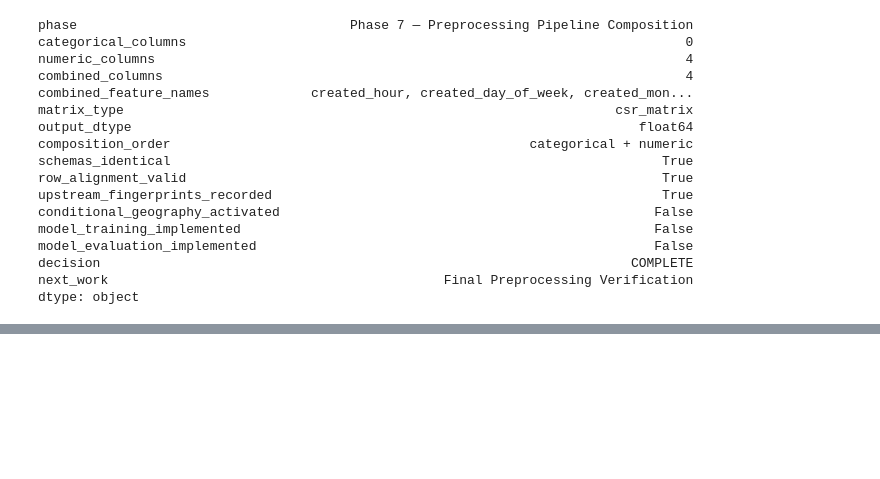
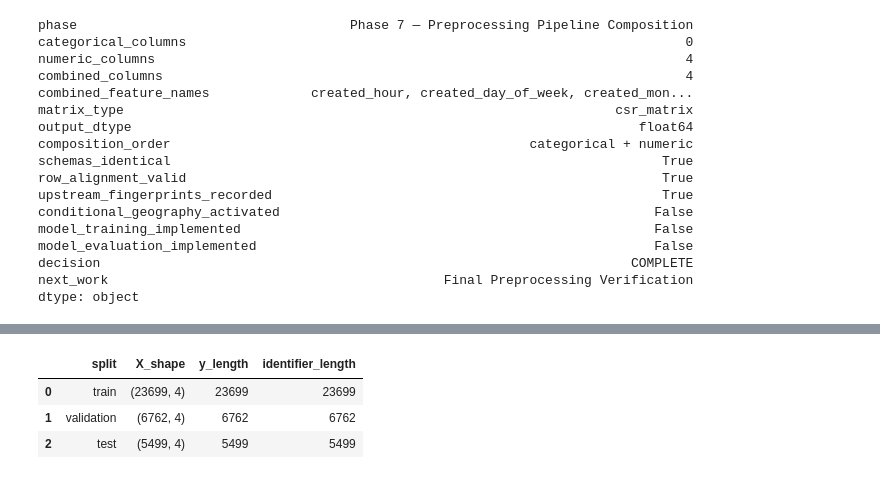
Before and after one commit to mmubashir95/urban-operations-intelligence-platform, a Jupyter notebook: notebooks/11_feature_engineering_and_preprocessing.ipynb, the cells around one changed output, grey strips where cells are left out. Cells and saved outputs as stored; diff of their text form; code cells hidden in the pictures; blank space fills up the shorter version.

```diff
--- a/notebooks/11_feature_engineering_and_preprocessing.ipynb
+++ b/notebooks/11_feature_engineering_and_preprocessing.ipynb
@@ -1735,0 +1746,72 @@ dtype: object
+# %%
+from urban_ops.eda.source import verify_source_unchanged
+from urban_ops.features.preprocessing_verification import (
+    VerifiedPreprocessingContract,
+    build_final_feature_schema_evidence,
+    build_preprocessing_verification_evidence,
+    build_training_feature_variance_evidence,
+    load_preprocessing_verification_config,
+    verify_preprocessing_contract,
+)
+
+VERIFICATION_CONFIG_PATH = PROJECT_ROOT / 'configs/features/resolution_risk_preprocessing_verification.yaml'
+verification_config = load_preprocessing_verification_config(VERIFICATION_CONFIG_PATH)
+phase_8_governed_inputs = tuple(dict.fromkeys((
+    *phase_7_governed_inputs,
+    VERIFICATION_CONFIG_PATH,
+    PROJECT_ROOT / 'src/urban_ops/features/preprocessing_verification.py',
+)))
+phase_8_before_states = {
+    str(path.relative_to(PROJECT_ROOT)): file_state(path)
+    for path in phase_8_governed_inputs
+}
+upstream_state_before_verification = {
+    'phase_4': fitted_cardinality.to_dict(),
+    'phase_5': fitted_encoder.to_dict(),
+    'phase_6': fitted_numeric.to_dict(),
+    'phase_7': fitted_composition.to_dict(),
+}
+upstream_fingerprint_before_verification = {
+    'phase_4': fitted_cardinality.fingerprint,
+    'phase_5': fitted_encoder.fingerprint,
+    'phase_6': fitted_numeric.fingerprint,
+    'phase_7': fitted_composition.fingerprint,
+}
+
+X_train = combined_feature_matrices['train']
+X_validation = combined_feature_matrices['validation']
+X_test = combined_feature_matrices['test']
+y_train = source_frames['train'][eda_config.target_column]
+y_validation = source_frames['validation'][eda_config.target_column]
+y_test = source_frames['test'][eda_config.target_column]
+identifier_train = source_frames['train'][eda_config.identifier_column]
+identifier_validation = source_frames['validation'][eda_config.identifier_column]
+identifier_test = source_frames['test'][eda_config.identifier_column]
+targets = {'train': y_train, 'validation': y_validation, 'test': y_test}
+identifiers = {
+    'train': identifier_train,
+    'validation': identifier_validation,
+    'test': identifier_test,
+}
+timestamps = {
+    split: frame[eda_config.timestamp_column]
+    for split, frame in source_frames.items()
+}
+final_feature_names_by_split = {
+    split: fitted_composition.combined_feature_names
+    for split in ('train', 'validation', 'test')
+}
+pd.DataFrame([
+    {
+        'split': split,
+        'X_shape': combined_feature_matrices[split].shape,
+        'y_length': len(targets[split]),
+        'identifier_length': len(identifiers[split]),
+    }
+    for split in ('train', 'validation', 'test')
+])
+# %% [output]
+|  | split | X_shape | y_length | identifier_length |
+| 0 | train | (23699, 4) | 23699 | 23699 |
+| 1 | validation | (6762, 4) | 6762 | 6762 |
+| 2 | test | (5499, 4) | 5499 | 5499 |
```
Also changed, not shown: parts of 11 cells of this notebook, 11 other files.
